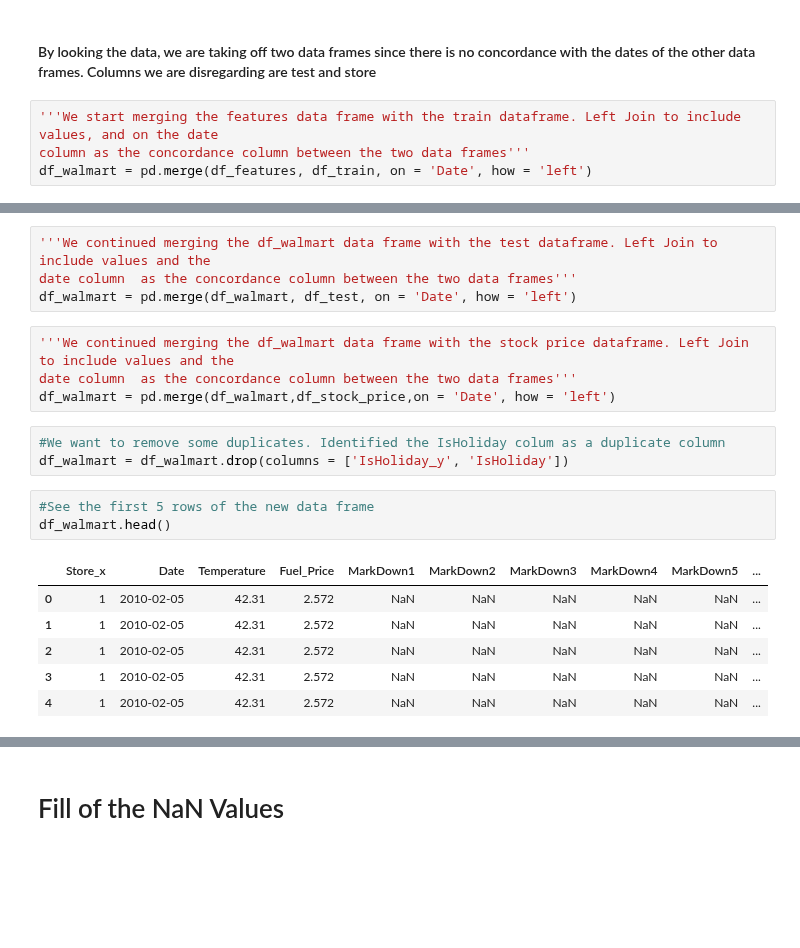
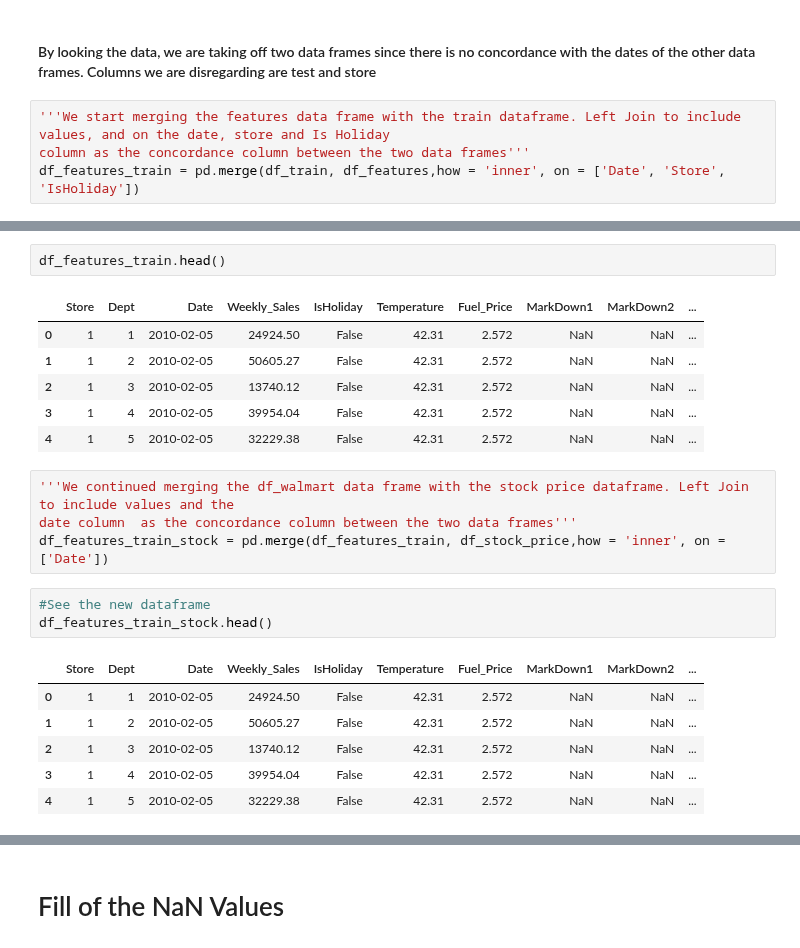
Before and after one commit to arnaldo9408/SpringBoard, a Jupyter notebook: Data Wranging/Capstone Two - Data Wrangling.ipynb, the cells around one changed output, grey strips where cells are left out. Drawn from its saved outputs; the diff is of its cells as text; blank space fills up the shorter version.

```diff
--- a/Data Wranging/Capstone Two - Data Wrangling.ipynb
+++ b/Data Wranging/Capstone Two - Data Wrangling.ipynb
@@ -220,6 +261,6 @@ df_stock_price['Date'] = pd.to_datetime(df_stock_price['Date'])
 # %% [markdown]
 #### By looking the data, we are taking off two data frames since there is no concordance with the dates of the other data frames. Columns we are disregarding are test and store
 # %%
-'''We start merging the features data frame with the train dataframe. Left Join to include values, and on the date
+'''We start merging the features data frame with the train dataframe. Left Join to include values, and on the date, store and Is Holiday
 column as the concordance column between the two data frames'''
-df_walmart = pd.merge(df_features, df_train, on = 'Date', how = 'left')
+df_features_train = pd.merge(df_train, df_features,how = 'inner', on = ['Date', 'Store', 'IsHoliday'])
@@ -226,23 +276,25 @@ df_walmart = pd.merge(df_features, df_train, on = 'Date', how = 'left')
+# %%
+df_features_train.head()
+# %% [output]
+|  | Store | Dept | Date | Weekly_Sales | IsHoliday | Temperature | Fuel_Price | MarkDown1 | MarkDown2 | ... |
+| 0 | 1 | 1 | 2010-02-05 | 24924.50 | False | 42.31 | 2.572 | NaN | NaN | ... |
+| 1 | 1 | 2 | 2010-02-05 | 50605.27 | False | 42.31 | 2.572 | NaN | NaN | ... |
+| 2 | 1 | 3 | 2010-02-05 | 13740.12 | False | 42.31 | 2.572 | NaN | NaN | ... |
+| 3 | 1 | 4 | 2010-02-05 | 39954.04 | False | 42.31 | 2.572 | NaN | NaN | ... |
+| 4 | 1 | 5 | 2010-02-05 | 32229.38 | False | 42.31 | 2.572 | NaN | NaN | ... |
 # %%
-'''We continued merging the df_walmart data frame with the test dataframe. Left Join to include values and the
+'''We continued merging the df_walmart data frame with the stock price dataframe. Left Join to include values and the
 date column  as the concordance column between the two data frames'''
-df_walmart = pd.merge(df_walmart, df_test, on = 'Date', how = 'left')
+df_features_train_stock = pd.merge(df_features_train, df_stock_price,how = 'inner', on = ['Date'])
-# %%
-'''We continued merging the df_walmart data frame with the stock price dataframe. Left Join to include values and the
-date column  as the concordance column between the two data frames'''
-df_walmart = pd.merge(df_walmart,df_stock_price,on = 'Date', how = 'left')
-# %%
-#We want to remove some duplicates. Identified the IsHoliday colum as a duplicate column
-df_walmart = df_walmart.drop(columns = ['IsHoliday_y', 'IsHoliday'])
 # %%
-#See the first 5 rows of the new data frame
-df_walmart.head()
+#See the new dataframe
+df_features_train_stock.head()
 # %% [output]
-|  | Store_x | Date | Temperature | Fuel_Price | MarkDown1 | MarkDown2 | MarkDown3 | MarkDown4 | MarkDown5 | ... |
-| 0 | 1 | 2010-02-05 | 42.31 | 2.572 | NaN | NaN | NaN | NaN | NaN | ... |
-| 1 | 1 | 2010-02-05 | 42.31 | 2.572 | NaN | NaN | NaN | NaN | NaN | ... |
-| 2 | 1 | 2010-02-05 | 42.31 | 2.572 | NaN | NaN | NaN | NaN | NaN | ... |
-| 3 | 1 | 2010-02-05 | 42.31 | 2.572 | NaN | NaN | NaN | NaN | NaN | ... |
-| 4 | 1 | 2010-02-05 | 42.31 | 2.572 | NaN | NaN | NaN | NaN | NaN | ... |
+|  | Store | Dept | Date | Weekly_Sales | IsHoliday | Temperature | Fuel_Price | MarkDown1 | MarkDown2 | ... |
+| 0 | 1 | 1 | 2010-02-05 | 24924.50 | False | 42.31 | 2.572 | NaN | NaN | ... |
+| 1 | 1 | 2 | 2010-02-05 | 50605.27 | False | 42.31 | 2.572 | NaN | NaN | ... |
+| 2 | 1 | 3 | 2010-02-05 | 13740.12 | False | 42.31 | 2.572 | NaN | NaN | ... |
+| 3 | 1 | 4 | 2010-02-05 | 39954.04 | False | 42.31 | 2.572 | NaN | NaN | ... |
+| 4 | 1 | 5 | 2010-02-05 | 32229.38 | False | 42.31 | 2.572 | NaN | NaN | ... |
 # %%
 #See the data frame types to confirm all is in order
```
Also changed, not shown: parts of 39 cells of this notebook.
